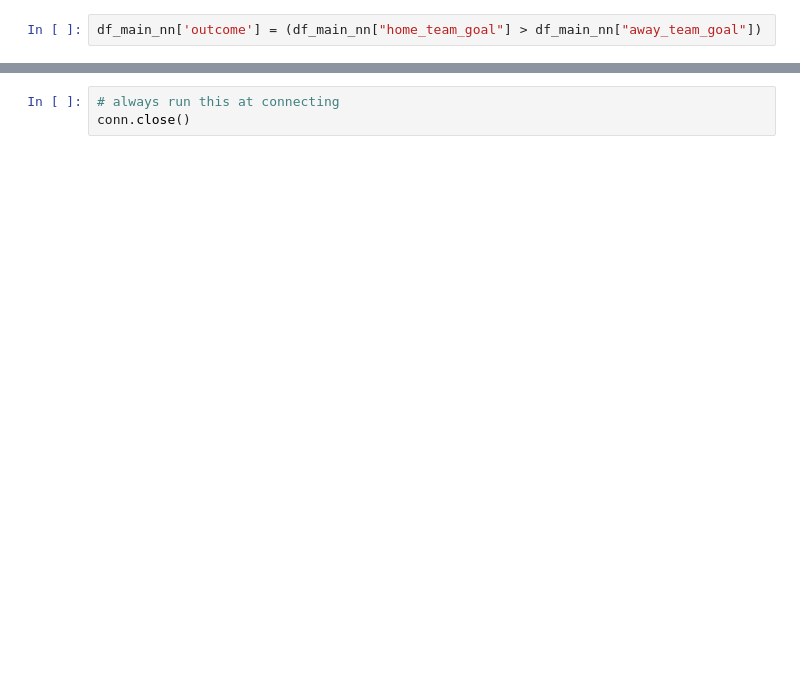
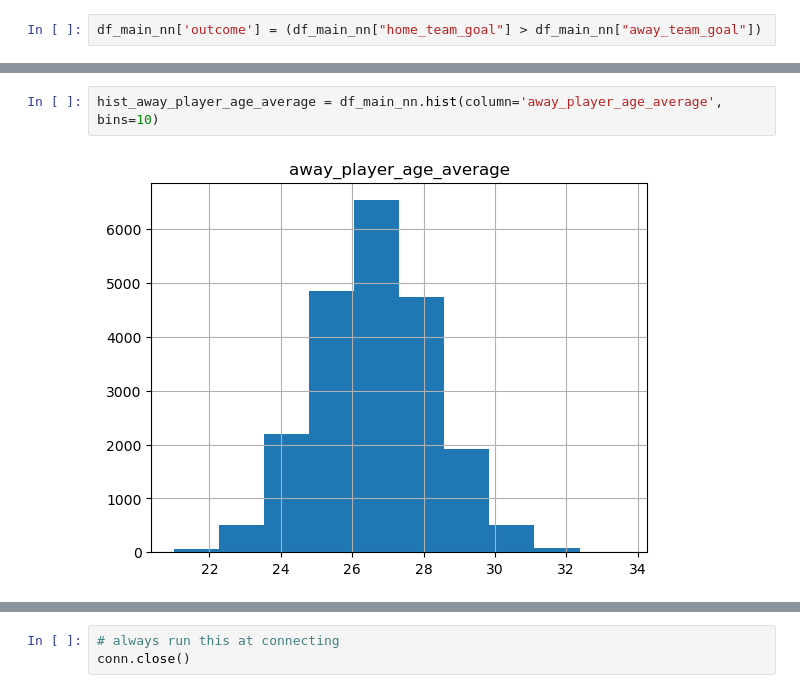
Before and after one commit to mannanrehbari/ml-project-soccer-analysis, a Jupyter notebook: soccer-analysis.ipynb, the cells around one changed output, grey strips where cells are left out. Drawn from its saved outputs; the diff is of its cells as text; blank space fills up the shorter version.

```diff
--- a/soccer-analysis.ipynb
+++ b/soccer-analysis.ipynb
@@ -338,0 +353,4 @@ df_main_nn.tail()
+# %%
+hist_away_player_age_average = df_main_nn.hist(column='away_player_age_average', bins=10)
+# %% [output]
+[figure, added]
```
Also changed, not shown: parts of 8 cells of this notebook.
